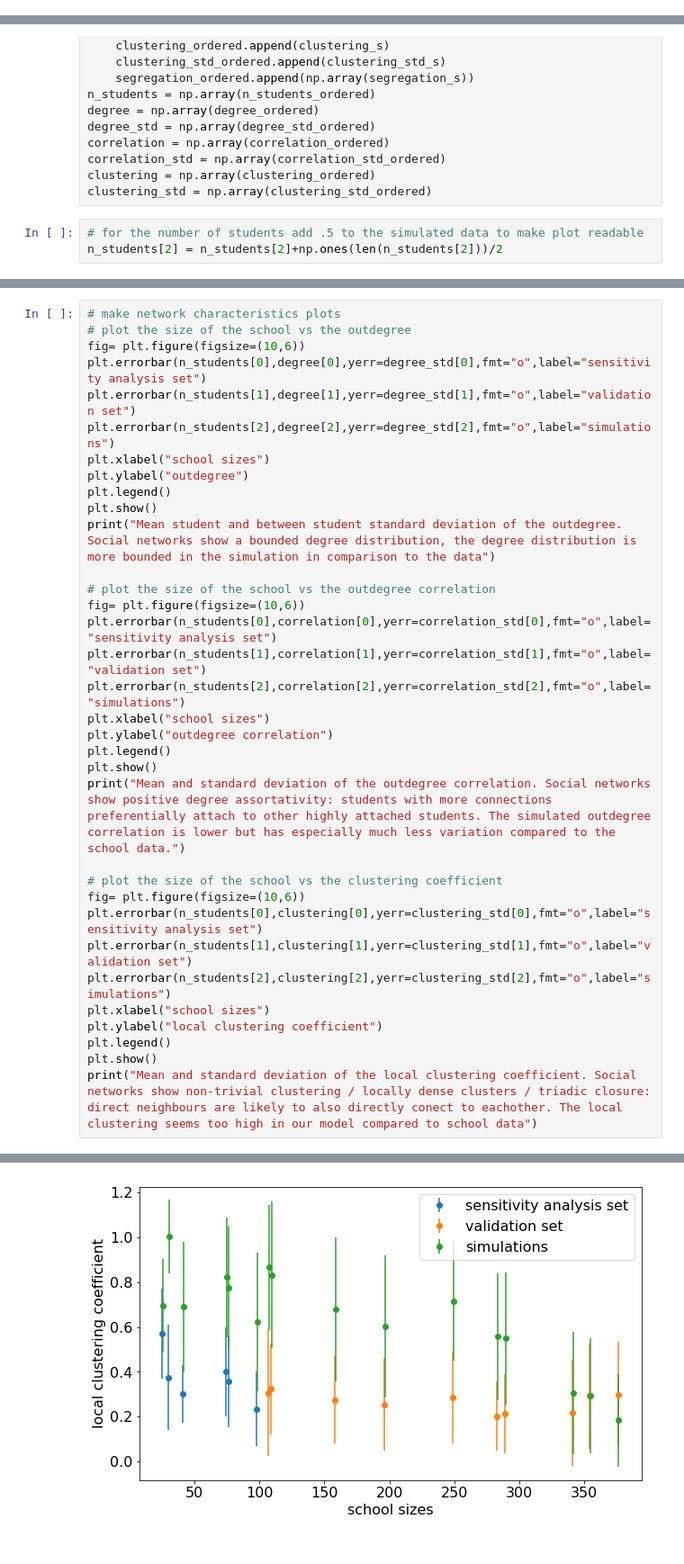
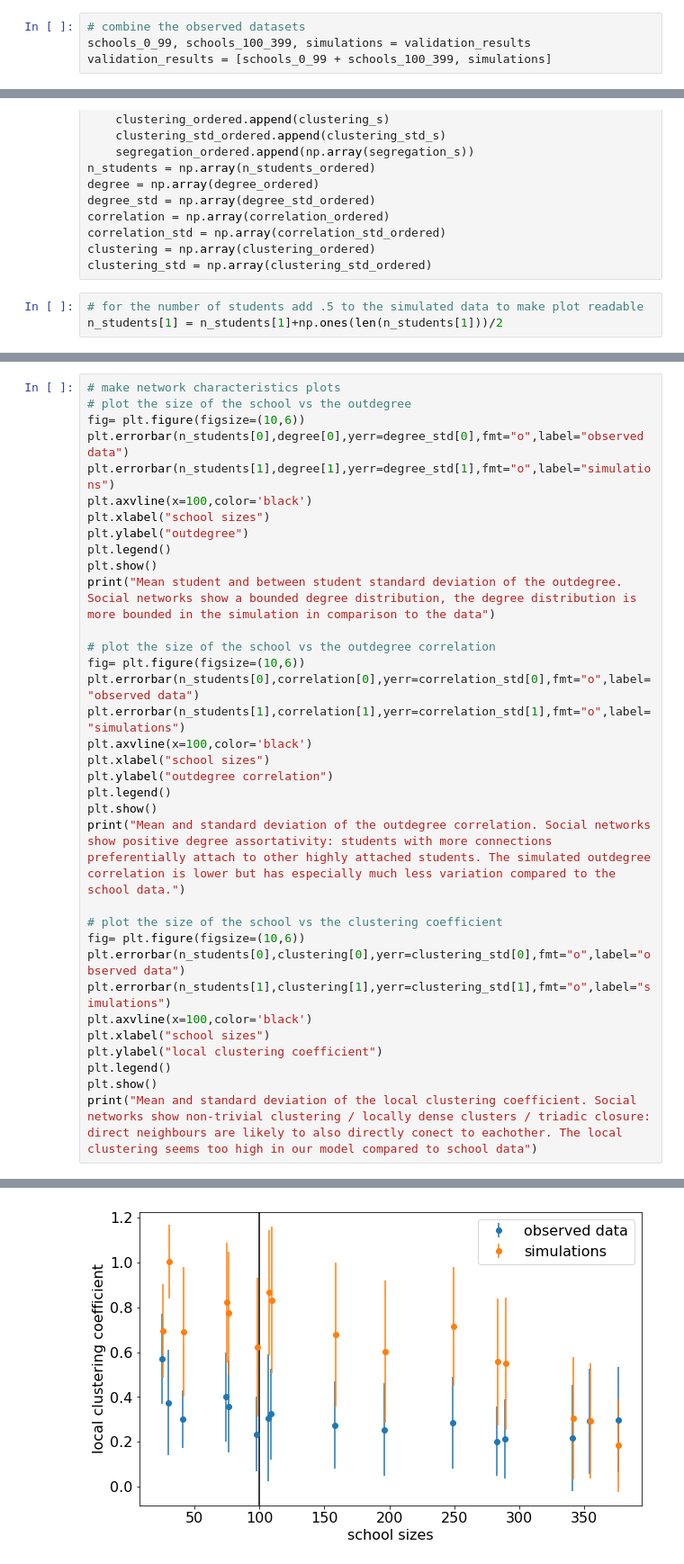
Before and after one commit to FlorisFok/ABM_network, a Jupyter notebook: Validation.ipynb, the cells around one changed output, grey strips where cells are left out. Shown at 90% size. Drawn from its saved outputs; the diff is of its cells as text.

Commit message:
Change validation visualisation to 2 colors

```diff
--- a/Validation.ipynb
+++ b/Validation.ipynb
@@ -332,6 +332,10 @@ pickle.dump(validation_results, open("validation_results.pkl", "wb"))
 # skippable unless the analysis was performed earlier
 # open the validation results
 validation_results = pickle.load(open("validation_results.pkl", "rb"))
+# %%
+# combine the observed datasets
+schools_0_99, schools_100_399, simulations = validation_results
+validation_results = [schools_0_99 + schools_100_399, simulations]
 # %%
 # extract the school size, outdegree, outdegree correlation, clustering coefficient and segregation from the data
 n_students_ordered = []
@@ -377,7 +381,7 @@ clustering = np.array(clustering_ordered)
 clustering_std = np.array(clustering_std_ordered)
 # %%
 # for the number of students add .5 to the simulated data to make plot readable
-n_students[2] = n_students[2]+np.ones(len(n_students[2]))/2
+n_students[1] = n_students[1]+np.ones(len(n_students[1]))/2
 # %%
 # make segregation plots
 # increase the font size
@@ -422,9 +426,9 @@ Segregation of sexes (see formula {}). The sensitivity set are the six schools w
 # make network characteristics plots
 # plot the size of the school vs the outdegree
 fig= plt.figure(figsize=(10,6))
-plt.errorbar(n_students[0],degree[0],yerr=degree_std[0],fmt="o",label="sensitivity analysis set")
-plt.errorbar(n_students[1],degree[1],yerr=degree_std[1],fmt="o",label="validation set")
-plt.errorbar(n_students[2],degree[2],yerr=degree_std[2],fmt="o",label="simulations")
+plt.errorbar(n_students[0],degree[0],yerr=degree_std[0],fmt="o",label="observed data")
+plt.errorbar(n_students[1],degree[1],yerr=degree_std[1],fmt="o",label="simulations")
+plt.axvline(x=100,color='black')
 plt.xlabel("school sizes")
 plt.ylabel("outdegree")
 plt.legend()
@@ -433,9 +437,9 @@ print("Mean student and between student standard deviation of the outdegree. Soc
 
 # plot the size of the school vs the outdegree correlation
 fig= plt.figure(figsize=(10,6))
-plt.errorbar(n_students[0],correlation[0],yerr=correlation_std[0],fmt="o",label="sensitivity analysis set")
-plt.errorbar(n_students[1],correlation[1],yerr=correlation_std[1],fmt="o",label="validation set")
-plt.errorbar(n_students[2],correlation[2],yerr=correlation_std[2],fmt="o",label="simulations")
+plt.errorbar(n_students[0],correlation[0],yerr=correlation_std[0],fmt="o",label="observed data")
+plt.errorbar(n_students[1],correlation[1],yerr=correlation_std[1],fmt="o",label="simulations")
+plt.axvline(x=100,color='black')
 plt.xlabel("school sizes")
 plt.ylabel("outdegree correlation")
 plt.legend()
@@ -444,9 +448,9 @@ print("Mean and standard deviation of the outdegree correlation. Social networks
 
 # plot the size of the school vs the clustering coefficient
 fig= plt.figure(figsize=(10,6))
-plt.errorbar(n_students[0],clustering[0],yerr=clustering_std[0],fmt="o",label="sensitivity analysis set")
-plt.errorbar(n_students[1],clustering[1],yerr=clustering_std[1],fmt="o",label="validation set")
-plt.errorbar(n_students[2],clustering[2],yerr=clustering_std[2],fmt="o",label="simulations")
+plt.errorbar(n_students[0],clustering[0],yerr=clustering_std[0],fmt="o",label="observed data")
+plt.errorbar(n_students[1],clustering[1],yerr=clustering_std[1],fmt="o",label="simulations")
+plt.axvline(x=100,color='black')
 plt.xlabel("school sizes")
 plt.ylabel("local clustering coefficient")
 plt.legend()
@@ -459,3 +463,3 @@ Mean and standard deviation of the outdegree. Social networks show a bounded deg
 Mean and standard deviation of the outdegree correlation. Social networks show positive degree assortativity: students with more connections preferentially attach to other highly attached students. Th ...
-[figure, old version]
+[figure, new version]
 Mean and standard deviation of the local clustering coefficient. Social networks show non-trivial clustering / locally dense clusters / triadic closure: direct neighbours are likely to also directly c ...
```
Also changed, not shown: parts of 2 cells of this notebook.
